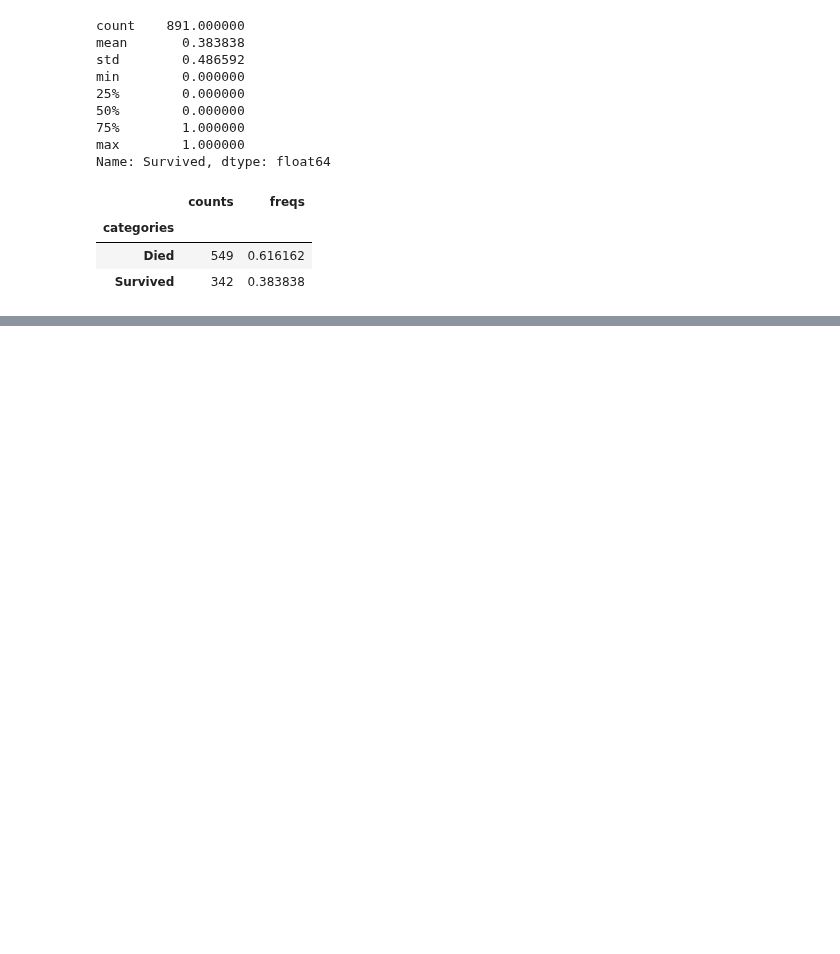
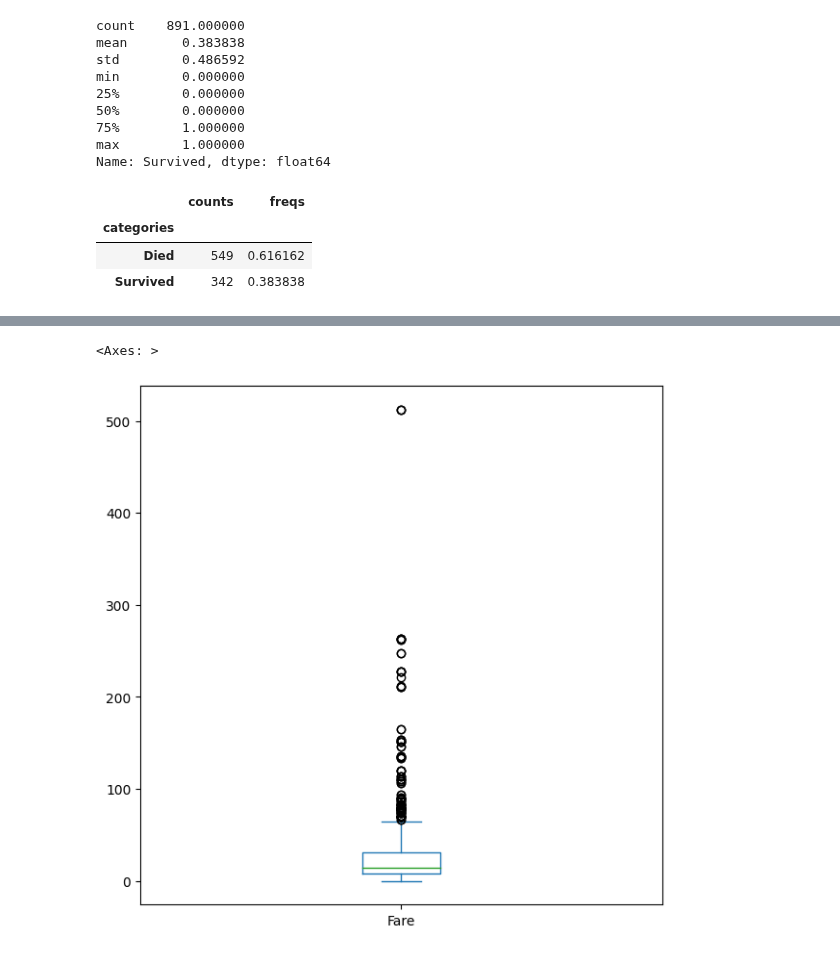
Before and after one commit to yigaai/StoryTelling_with_Data_myTelescope, a Jupyter notebook: data-exploration-and-cleaning.ipynb, the cells around one changed output, grey strips where cells are left out. Cells and saved outputs as stored; diff of their text form; code cells hidden in the pictures; blank space fills up the shorter version.

```diff
--- a/data-exploration-and-cleaning.ipynb
+++ b/data-exploration-and-cleaning.ipynb
@@ -380,0 +648,7 @@ new_survived.describe()
+# %%
+titanic_train['Fare'].plot(kind = 'box',
+                           figsize = (7, 7 )
+                          )
+# %% [output]
+<Axes: >
+[figure, added]
```
Also changed, not shown: parts of 31 cells of this notebook.
